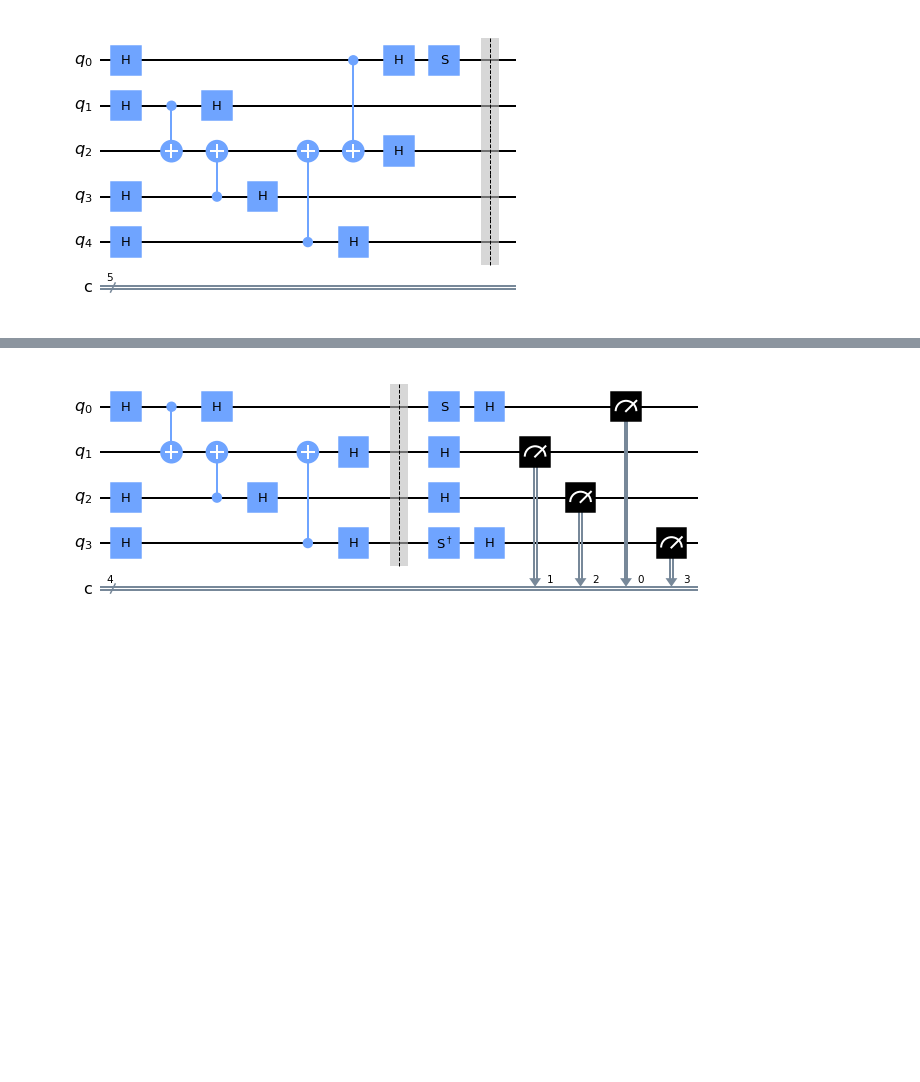
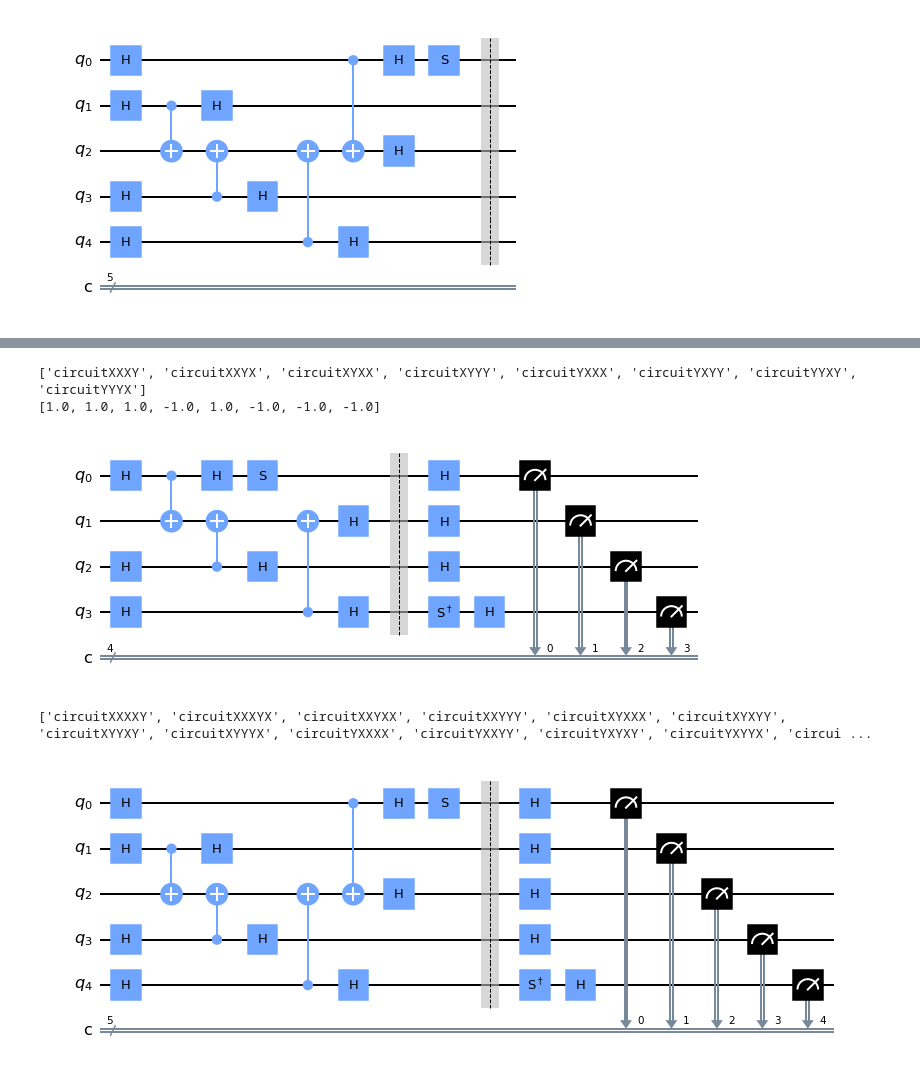
Before and after one commit to yagizgokce/MerminAndArdehaliTest, a Jupyter notebook: mermin.ipynb, the cells around one changed output, grey strips where cells are left out. Cells and saved outputs as stored; diff of their text form; code cells hidden in the pictures; blank space fills up the shorter version.

```diff
--- a/mermin.ipynb
+++ b/mermin.ipynb
@@ -156,4 +211,14 @@ circuits[0].draw(output='mpl')
+# %%
+print(mermin2_name)
+print(mermin_coeff2)
+mermin2[0].draw(output='mpl')
+# %% [output]
+['circuitXXXY', 'circuitXXYX', 'circuitXYXX', 'circuitXYYY', 'circuitYXXX', 'circuitYXYY', 'circuitYYXY', 'circuitYYYX']
+[1.0, 1.0, 1.0, -1.0, 1.0, -1.0, -1.0, -1.0]
+[figure, added]
 # %%
-circuits2[0].draw(output='mpl')
+print(mermin3_name)
+mermin3[0].draw(output='mpl')
 # %% [output]
+['circuitXXXXY', 'circuitXXXYX', 'circuitXXYXX', 'circuitXXYYY', 'circuitXYXXX', 'circuitXYXYY', 'circuitXYYXY', 'circuitXYYYX', 'circuitYXXXX', 'circuitYXXYY', 'circuitYXYXY', 'circuitYXYYX', 'circui ...
-[figure, old version]
+[figure, new version]
```
Also changed, not shown: parts of 21 cells of this notebook.
